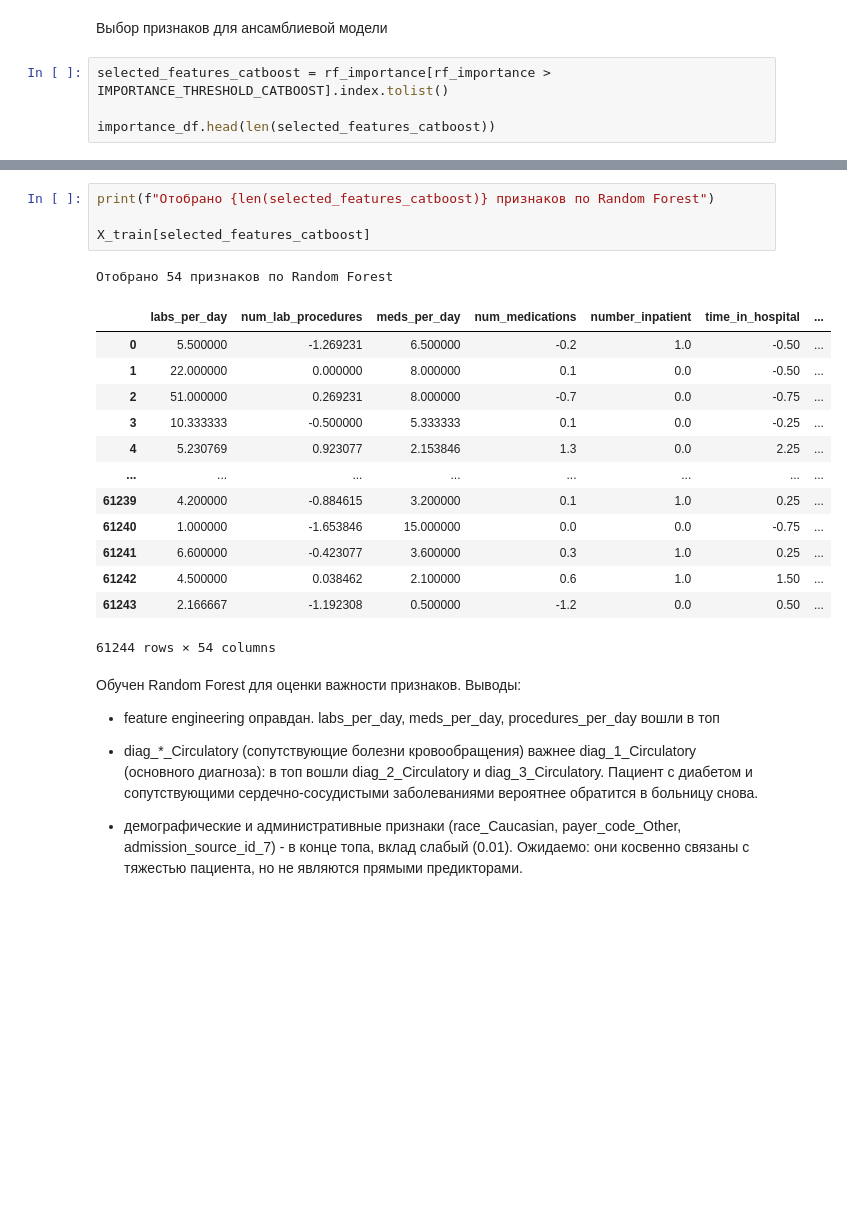
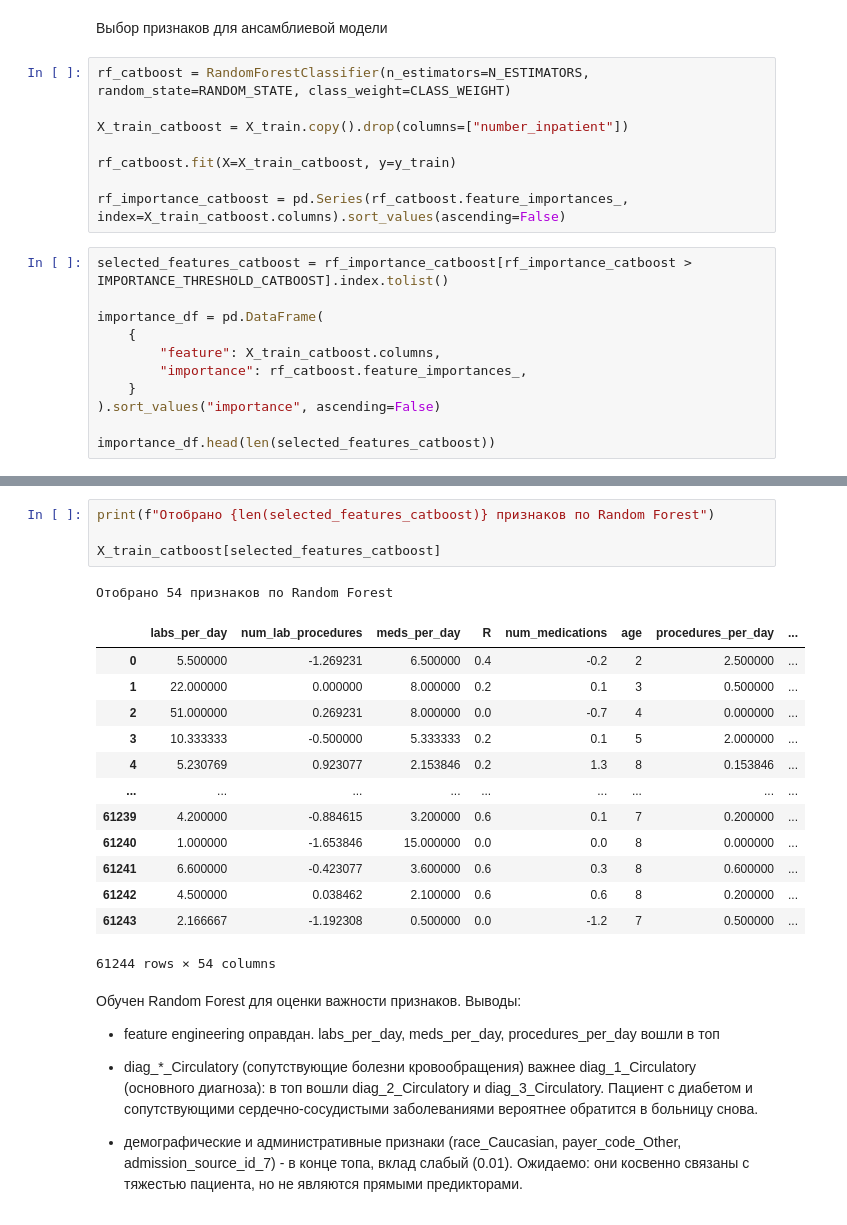
Before and after one commit to AlexanderSh11/diabetes-research, a Jupyter notebook: notebooks/feature_importance.ipynb, the cells around one changed output, grey strips where cells are left out. Saved outputs shown, nothing was run; the diff lists cells and outputs as text; blank space fills up the shorter version.

```diff
--- a/notebooks/feature_importance.ipynb
+++ b/notebooks/feature_importance.ipynb
@@ -79,8 +83,23 @@ X_train[selected_features_logreg]
 61244 rows × 23 columns
 # %% [markdown]
 Выбор признаков для ансамблиевой модели
+# %%
+rf_catboost = RandomForestClassifier(n_estimators=N_ESTIMATORS, random_state=RANDOM_STATE, class_weight=CLASS_WEIGHT)
+
+X_train_catboost = X_train.copy().drop(columns=["number_inpatient"])
+
+rf_catboost.fit(X=X_train_catboost, y=y_train)
+
+rf_importance_catboost = pd.Series(rf_catboost.feature_importances_, index=X_train_catboost.columns).sort_values(ascending=False)
 # %%
-selected_features_catboost = rf_importance[rf_importance > IMPORTANCE_THRESHOLD_CATBOOST].index.tolist()
+selected_features_catboost = rf_importance_catboost[rf_importance_catboost > IMPORTANCE_THRESHOLD_CATBOOST].index.tolist()
+
+importance_df = pd.DataFrame(
+    {
+        "feature": X_train_catboost.columns,
+        "importance": rf_catboost.feature_importances_,
+    }
+).sort_values("importance", ascending=False)
 
 importance_df.head(len(selected_features_catboost))
 # %% [output]
@@ -104,21 +123,21 @@ importance_df.head(len(selected_features_catboost))
 # %%
 print(f"Отобрано {len(selected_features_catboost)} признаков по Random Forest")
 
-X_train[selected_features_catboost]
+X_train_catboost[selected_features_catboost]
 # %% [output]
 Отобрано 54 признаков по Random Forest
-|  | labs_per_day | num_lab_procedures | meds_per_day | num_medications | number_inpatient | time_in_hospital | ... |
-| 0 | 5.500000 | -1.269231 | 6.500000 | -0.2 | 1.0 | -0.50 | ... |
-| 1 | 22.000000 | 0.000000 | 8.000000 | 0.1 | 0.0 | -0.50 | ... |
-| 2 | 51.000000 | 0.269231 | 8.000000 | -0.7 | 0.0 | -0.75 | ... |
-| 3 | 10.333333 | -0.500000 | 5.333333 | 0.1 | 0.0 | -0.25 | ... |
-| 4 | 5.230769 | 0.923077 | 2.153846 | 1.3 | 0.0 | 2.25 | ... |
-| ... | ... | ... | ... | ... | ... | ... | ... |
-| 61239 | 4.200000 | -0.884615 | 3.200000 | 0.1 | 1.0 | 0.25 | ... |
-| 61240 | 1.000000 | -1.653846 | 15.000000 | 0.0 | 0.0 | -0.75 | ... |
-| 61241 | 6.600000 | -0.423077 | 3.600000 | 0.3 | 1.0 | 0.25 | ... |
-| 61242 | 4.500000 | 0.038462 | 2.100000 | 0.6 | 1.0 | 1.50 | ... |
-| 61243 | 2.166667 | -1.192308 | 0.500000 | -1.2 | 0.0 | 0.50 | ... |
+|  | labs_per_day | num_lab_procedures | meds_per_day | R | num_medications | age | procedures_per_day | ... |
+| 0 | 5.500000 | -1.269231 | 6.500000 | 0.4 | -0.2 | 2 | 2.500000 | ... |
+| 1 | 22.000000 | 0.000000 | 8.000000 | 0.2 | 0.1 | 3 | 0.500000 | ... |
+| 2 | 51.000000 | 0.269231 | 8.000000 | 0.0 | -0.7 | 4 | 0.000000 | ... |
+| 3 | 10.333333 | -0.500000 | 5.333333 | 0.2 | 0.1 | 5 | 2.000000 | ... |
+| 4 | 5.230769 | 0.923077 | 2.153846 | 0.2 | 1.3 | 8 | 0.153846 | ... |
+| ... | ... | ... | ... | ... | ... | ... | ... | ... |
+| 61239 | 4.200000 | -0.884615 | 3.200000 | 0.6 | 0.1 | 7 | 0.200000 | ... |
+| 61240 | 1.000000 | -1.653846 | 15.000000 | 0.0 | 0.0 | 8 | 0.000000 | ... |
+| 61241 | 6.600000 | -0.423077 | 3.600000 | 0.6 | 0.3 | 8 | 0.600000 | ... |
+| 61242 | 4.500000 | 0.038462 | 2.100000 | 0.6 | 0.6 | 8 | 0.200000 | ... |
+| 61243 | 2.166667 | -1.192308 | 0.500000 | 0.0 | -1.2 | 7 | 0.500000 | ... |
 61244 rows × 54 columns
 # %% [markdown]
 Обучен Random Forest для оценки важности признаков. Выводы:
```
Also changed, not shown: parts of 6 cells of this notebook, 5 other files.
